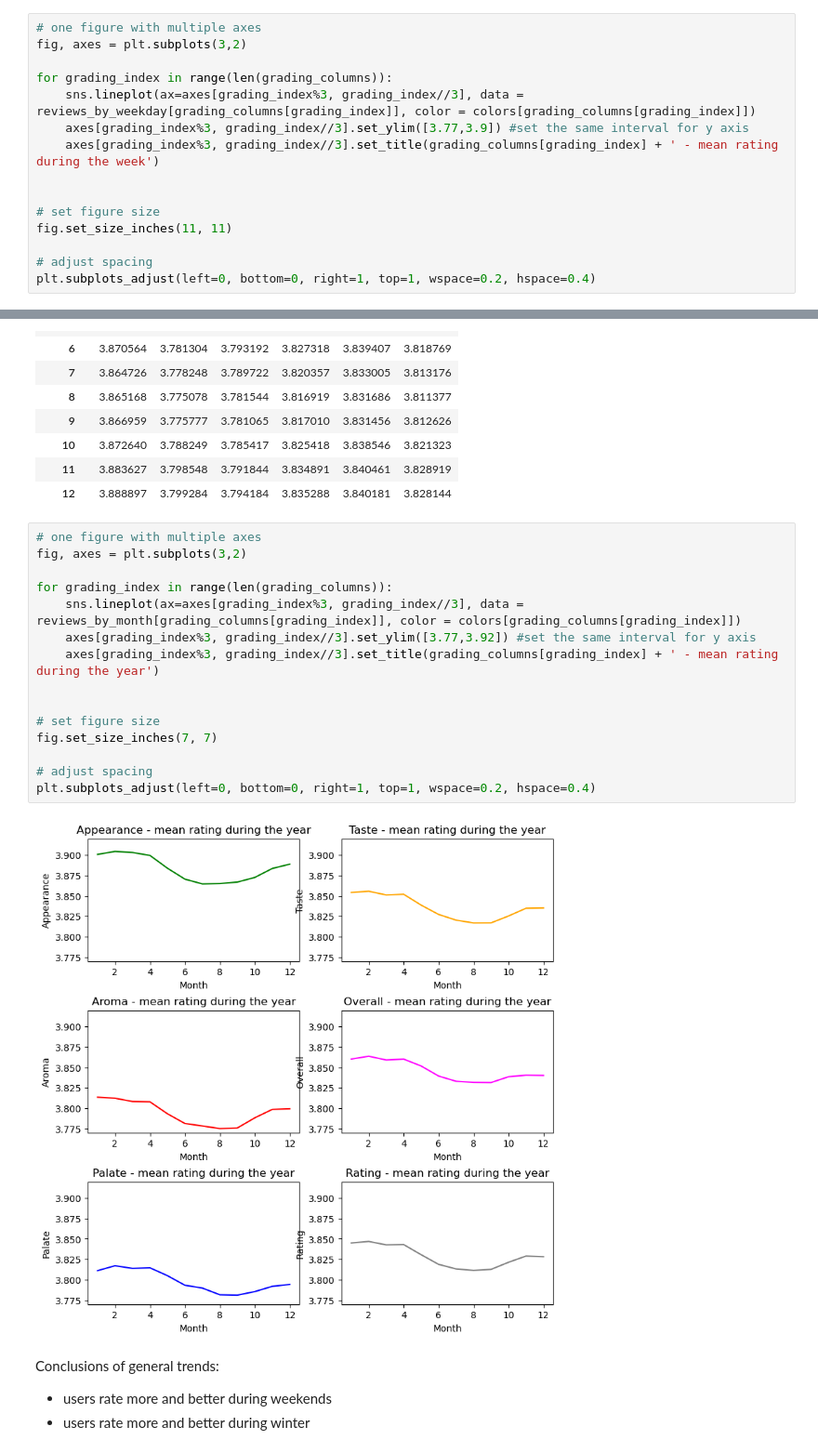
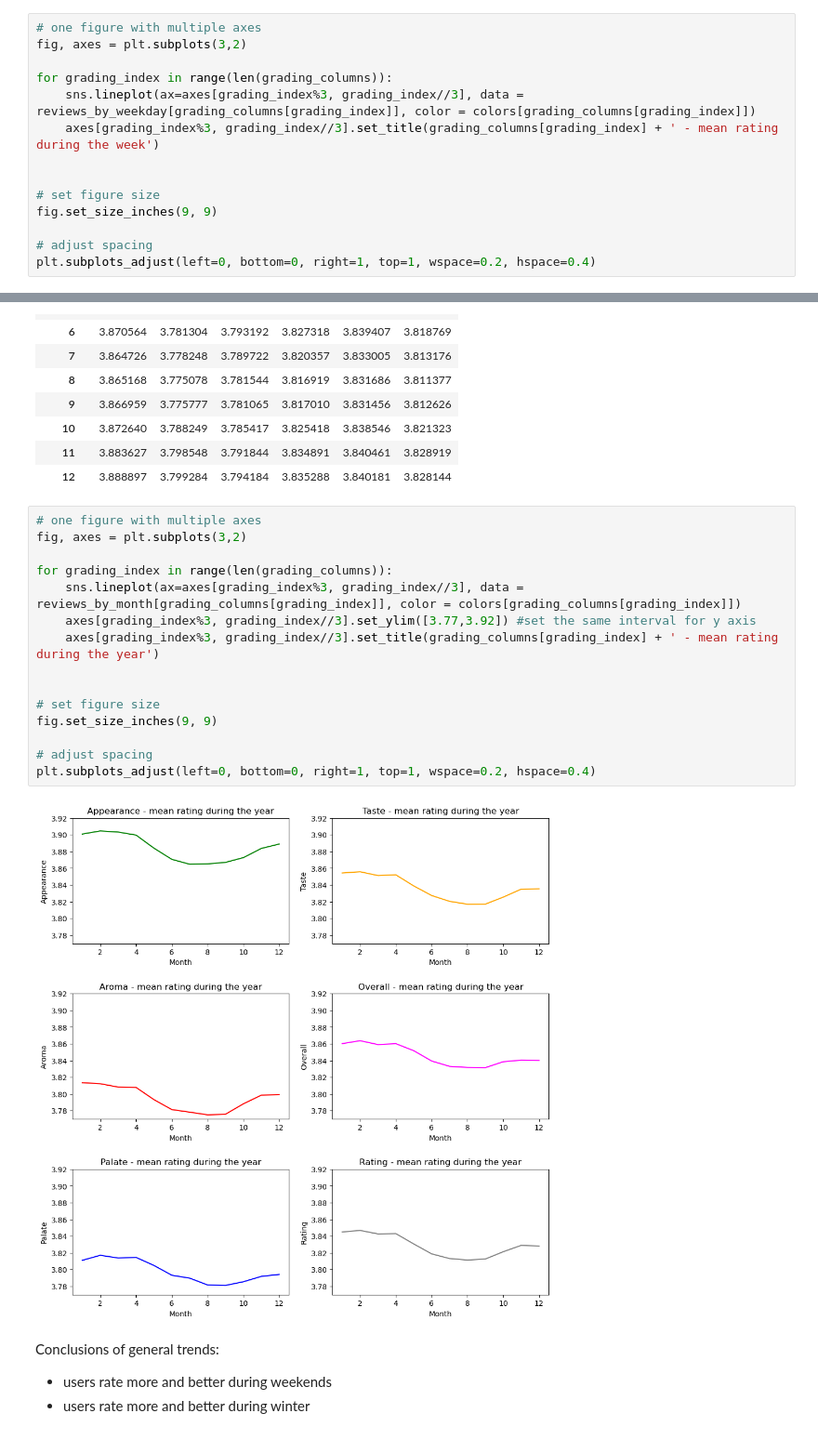
Before and after one commit to epfl-ada/ada-2022-project-rakijada, a Jupyter notebook: data_investigation.ipynb, the cells around one changed output, grey strips where cells are left out. Shown at 93% size. Cells and saved outputs as stored; diff of their text form.

Commit message:
beautify plots

```diff
--- a/data_investigation.ipynb
+++ b/data_investigation.ipynb
@@ -336,12 +336,11 @@ fig, axes = plt.subplots(3,2)
 
 for grading_index in range(len(grading_columns)):
     sns.lineplot(ax=axes[grading_index%3, grading_index//3], data = reviews_by_weekday[grading_columns[grading_index]], color = colors[grading_columns[grading_index]])
-    axes[grading_index%3, grading_index//3].set_ylim([3.77,3.9]) #set the same interval for y axis
     axes[grading_index%3, grading_index//3].set_title(grading_columns[grading_index] + ' - mean rating during the week')
 
 
 # set figure size
-fig.set_size_inches(11, 11)
+fig.set_size_inches(9, 9)
 
 # adjust spacing
 plt.subplots_adjust(left=0, bottom=0, right=1, top=1, wspace=0.2, hspace=0.4)
@@ -386,20 +385,20 @@ reviews_by_month
 # %%
 # one figure with multiple axes
 fig, axes = plt.subplots(3,2)
 
 for grading_index in range(len(grading_columns)):
     sns.lineplot(ax=axes[grading_index%3, grading_index//3], data = reviews_by_month[grading_columns[grading_index]], color = colors[grading_columns[grading_index]])
     axes[grading_index%3, grading_index//3].set_ylim([3.77,3.92]) #set the same interval for y axis
     axes[grading_index%3, grading_index//3].set_title(grading_columns[grading_index] + ' - mean rating during the year')
 
 
 # set figure size
-fig.set_size_inches(7, 7)
+fig.set_size_inches(9, 9)
 
 # adjust spacing
 plt.subplots_adjust(left=0, bottom=0, right=1, top=1, wspace=0.2, hspace=0.4)
 # %% [output]
-[figure, old version]
+[figure, new version]
 # %% [markdown]
 Conclusions of general trends:
 - users rate more and better during weekends
```
Also changed, not shown: parts of 7 cells of this notebook.
